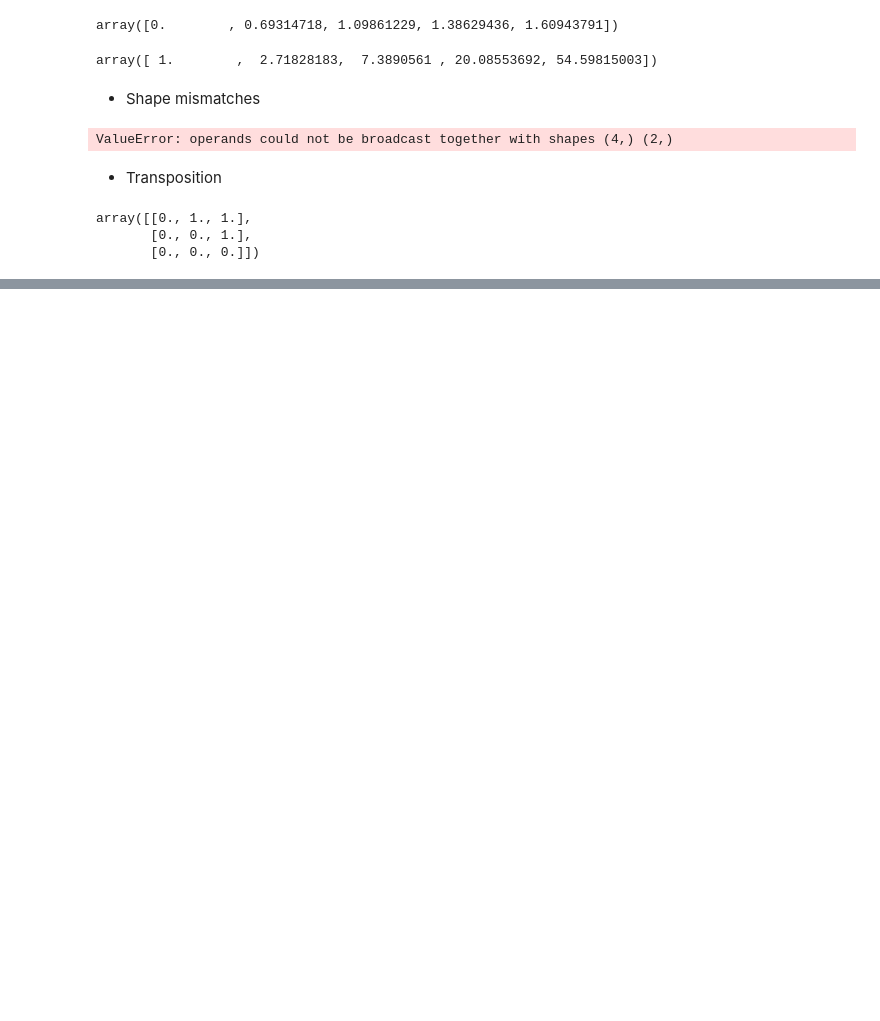
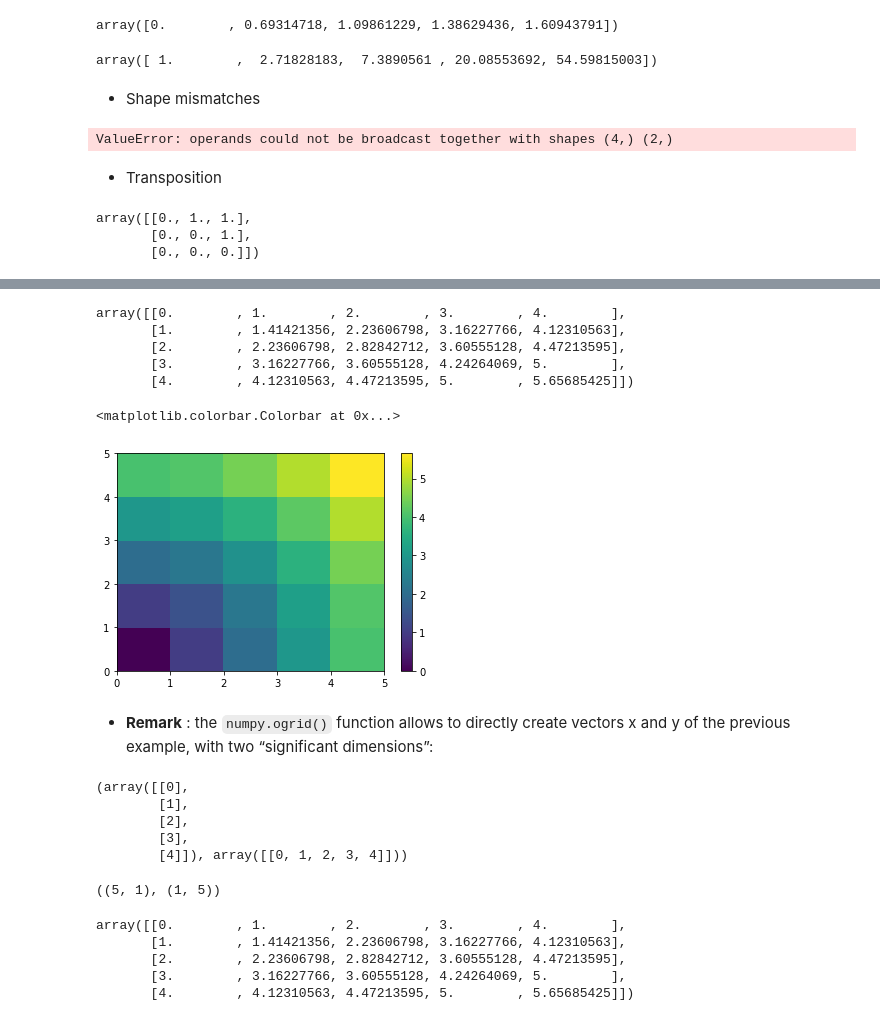
Before and after one commit to keer2345/scipy-lectures-note, a Jupyter notebook: chapter03/02.ipynb, the cells around one changed output, grey strips where cells are left out. Saved outputs shown, nothing was run; the diff lists cells and outputs as text; code cells hidden in the pictures; blank space fills up the shorter version.

```diff
--- a/chapter03/02.ipynb
+++ b/chapter03/02.ipynb
@@ -133,0 +305,43 @@ array([[0., 1., 1.],
+# %%
+x, y = np.arange(5), np.arange(5)[:, np.newaxis]
+# %%
+distance = np.sqrt(x ** 2 + y ** 2)
+# %%
+distance
+# %% [output]
+array([[0.        , 1.        , 2.        , 3.        , 4.        ],
+       [1.        , 1.41421356, 2.23606798, 3.16227766, 4.12310563],
+       [2.        , 2.23606798, 2.82842712, 3.60555128, 4.47213595],
+       [3.        , 3.16227766, 3.60555128, 4.24264069, 5.        ],
+       [4.        , 4.12310563, 4.47213595, 5.        , 5.65685425]])
+# %%
+import  matplotlib.pyplot  as plt
+plt.pcolor(distance)
+plt.colorbar()
+# %% [output]
+<matplotlib.colorbar.Colorbar at 0x...>
+[figure, added]
+# %% [markdown]
+- **Remark** : the `numpy.ogrid()` function allows to directly create vectors x and y of the previous example, with two “significant dimensions”:
+# %%
+x, y = np.ogrid[0:5, 0:5]
+x, y
+# %% [output]
+(array([[0],
+        [1],
+        [2],
+        [3],
+        [4]]), array([[0, 1, 2, 3, 4]]))
+# %%
+x.shape, y.shape
+# %% [output]
+((5, 1), (1, 5))
+# %%
+distance = np.sqrt(x ** 2 + y **  2)
+distance
+# %% [output]
+array([[0.        , 1.        , 2.        , 3.        , 4.        ],
+       [1.        , 1.41421356, 2.23606798, 3.16227766, 4.12310563],
+       [2.        , 2.23606798, 2.82842712, 3.60555128, 4.47213595],
+       [3.        , 3.16227766, 3.60555128, 4.24264069, 5.        ],
+       [4.        , 4.12310563, 4.47213595, 5.        , 5.65685425]])
```
Also changed, not shown: parts of 75 cells of this notebook.
